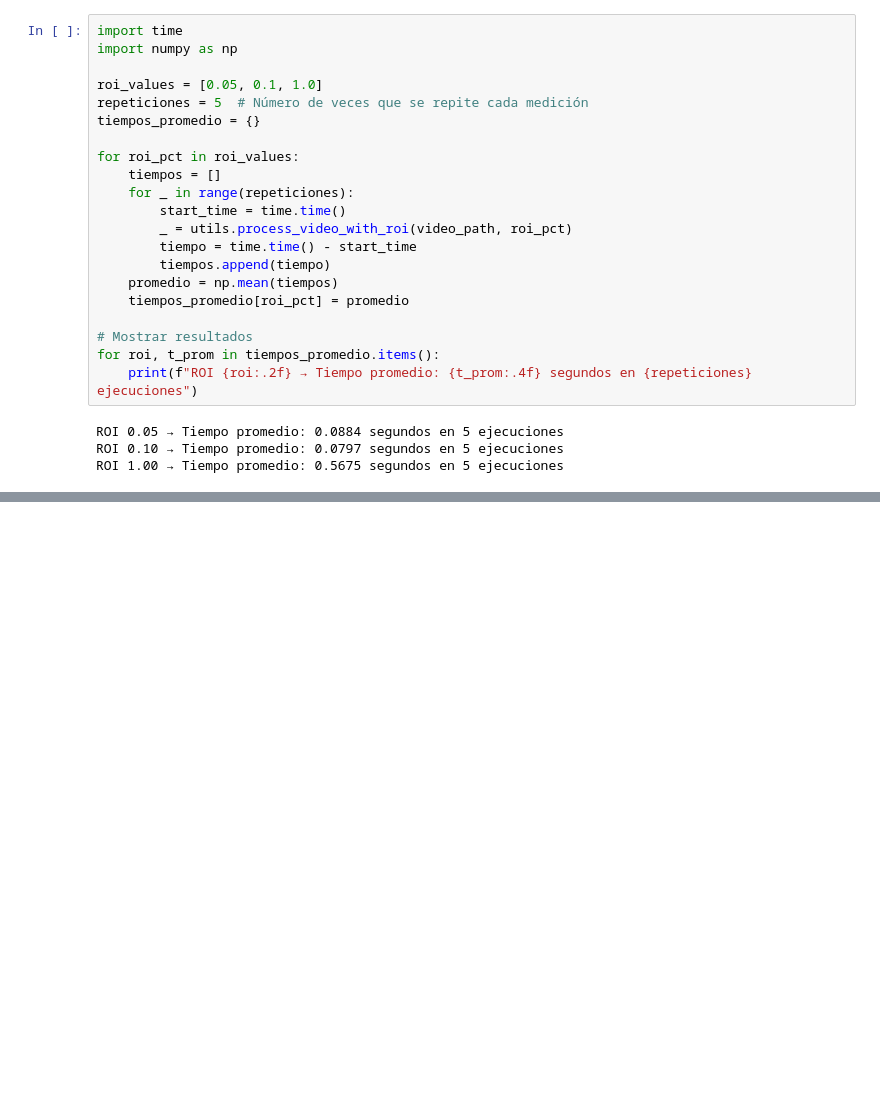
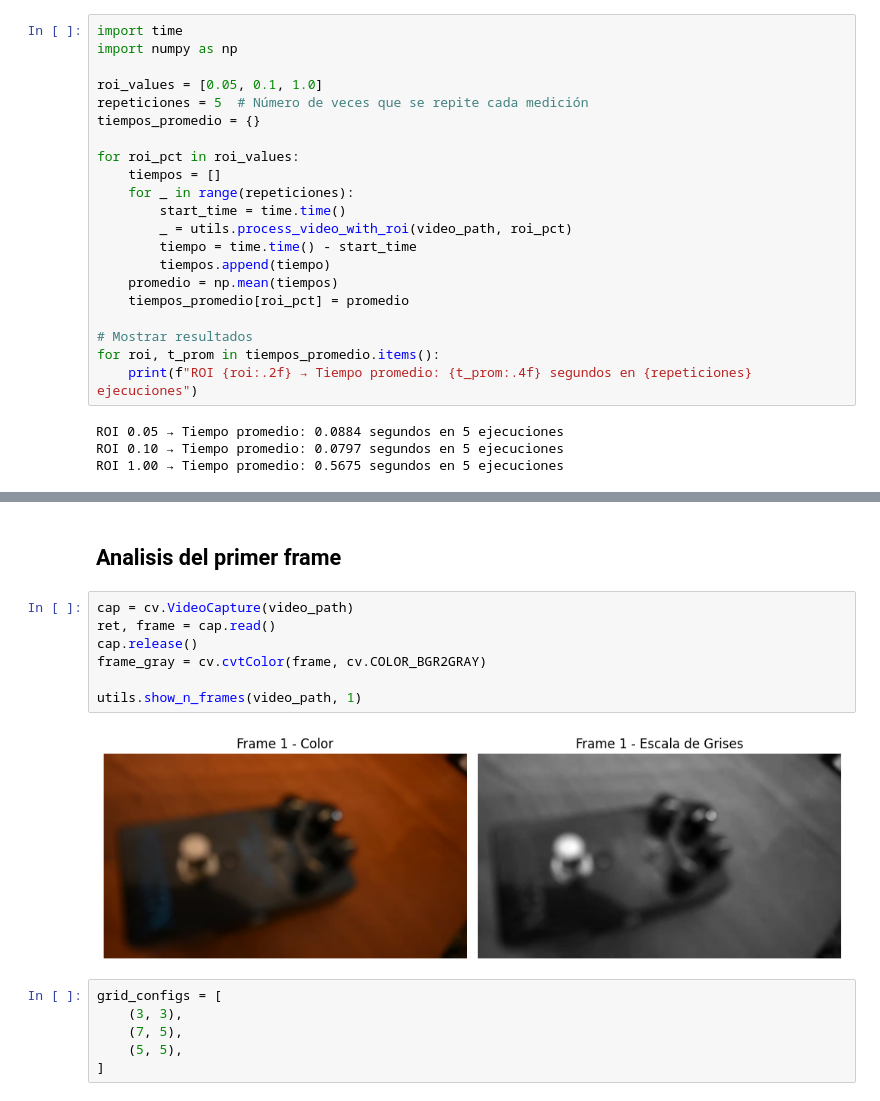
Before and after one commit to claudiobarril/vpc1_19co2025, a Jupyter notebook: tp2/parte_1.ipynb, the cells around one changed output, grey strips where cells are left out. Drawn from its saved outputs; the diff is of its cells as text; blank space fills up the shorter version.

```diff
--- a/tp2/parte_1.ipynb
+++ b/tp2/parte_1.ipynb
@@ -122,0 +165,17 @@ ROI 1.00 → Tiempo promedio: 0.5675 segundos en 5 ejecuciones
+# %% [markdown]
+## Analisis del primer frame
+# %%
+cap = cv.VideoCapture(video_path)
+ret, frame = cap.read()
+cap.release()
+frame_gray = cv.cvtColor(frame, cv.COLOR_BGR2GRAY)
+
+utils.show_n_frames(video_path, 1)
+# %% [output]
+[figure, added]
+# %%
+grid_configs = [
+    (3, 3),
+    (7, 5),
+    (5, 5),
+]
```
Also changed, not shown: parts of 7 cells of this notebook, 1 other file.
